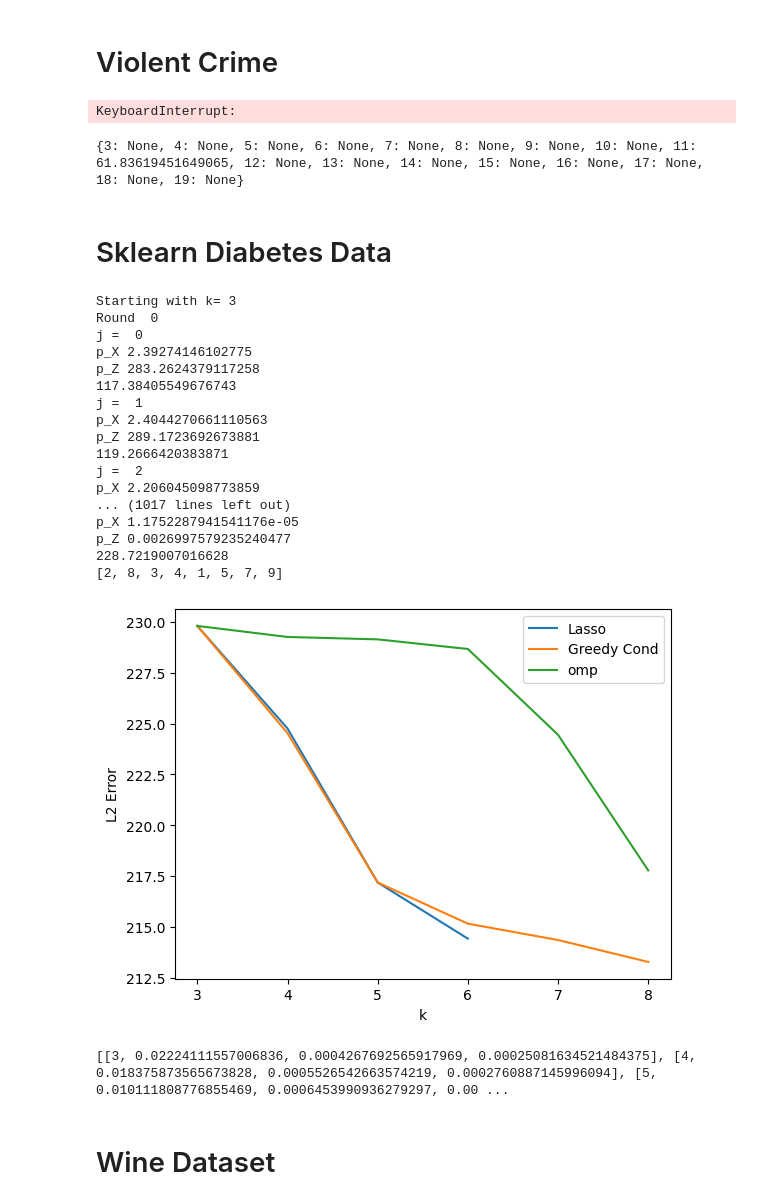
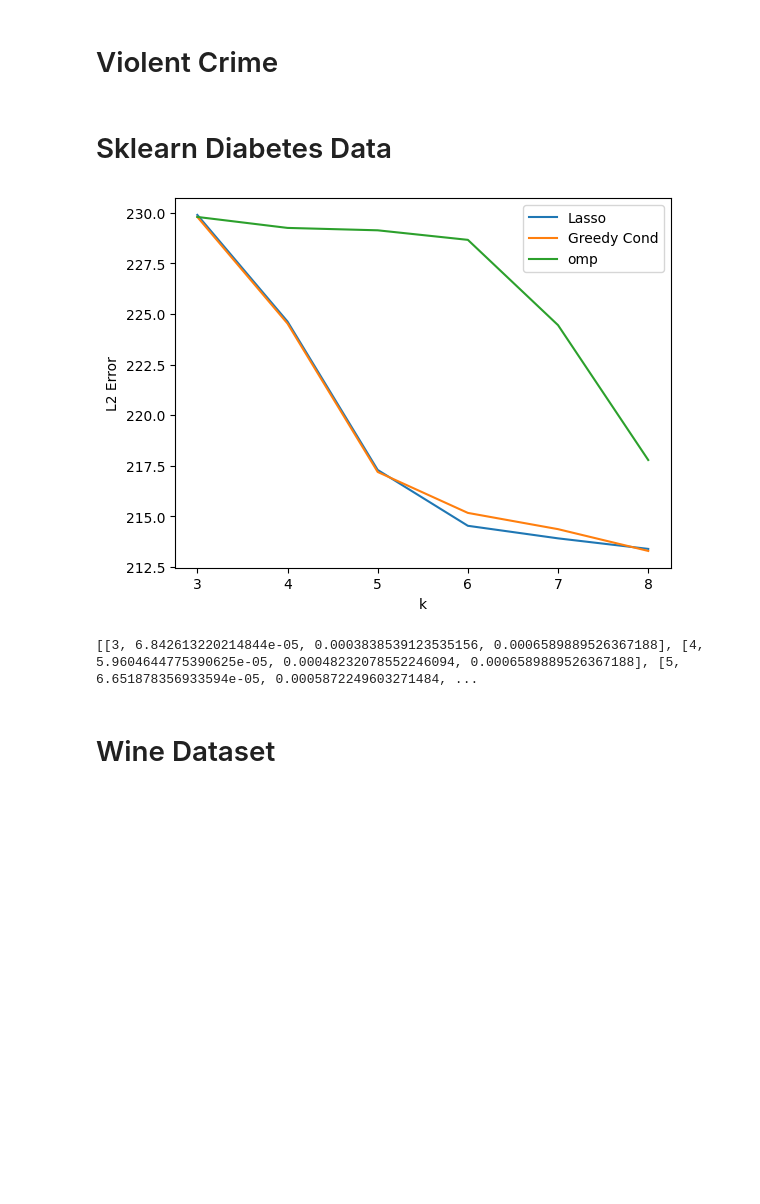
Before and after one commit to ootks/sparse_qcqps, a Jupyter notebook: sparse_regression.ipynb, the cells around one changed output. Cells and saved outputs as stored; diff of their text form; code cells hidden in the pictures; blank space fills up the shorter version.

```diff
--- a/sparse_regression.ipynb
+++ b/sparse_regression.ipynb
@@ -142,7 +145,7 @@ KeyboardInterrupt:
 # Violent Crime
 # %%
 import pandas as pd
-df = pd.read_csv("data/CommViolPredUnnormalizedData.txt", delimiter=",")
+df = pd.read_csv("../sparse_qcqp_code/data/CommViolPredUnnormalizedData.txt", delimiter=",")
 # Only take interesting columns
 df = df.iloc[:,5:-17].replace("?", None).dropna(axis=1)
 df = (df - df.mean())/df.std()
@@ -154,8 +157,6 @@ k_min = 3
 k_max = 20
 hyp_scores, hyp_timings = hyp_test(A, b, k_min, k_max)
 omp_scores, omp_timings = omp_test(A, b, k_min, k_max)
-lasso_scores, lasso_timings = lasso_test(A, b, 9e-02, [1.1 ** (t-150) for t in range(300)], k_min, k_max)
+lasso_scores, lasso_timings = lasso_test(A, b, 9e-02, [1.1 ** (t-65) for t in range(10)], k_min, k_max)
 plot_scores(hyp_scores, omp_scores, lasso_scores, k_min, k_max)
 print([[k,hyp_timings[k],omp_timings[k],lasso_timings[k] if k in lasso_timings else None] for k in range(k_min, k_max)])
-# %% [output]
-KeyboardInterrupt:
@@ -165,47 +163,26 @@ print(delta_scores)
-# %%
-print(delta_scores)
-# %% [output]
-{3: None, 4: None, 5: None, 6: None, 7: None, 8: None, 9: None, 10: None, 11: 61.83619451649065, 12: None, 13: None, 14: None, 15: None, 16: None, 17: None, 18: None, 19: None}
 # %% [markdown]
 # Sklearn Diabetes Data
 # %%
 from sklearn.datasets import load_diabetes
 diabetes = load_diabetes()
 A = diabetes["data"]
 for col in range(len(A[0])):
     A[:, col] -= np.mean(A[:,col])
     A[:, col] /= np.std(A[:,col])
 b = diabetes["target"]
 b -= np.mean(b)
 b /= np.std(b)
 
 k_min = 3
 k_max = 9
 hyp_scores, hyp_timings = hyp_test(A, b, k_min, k_max)
 omp_scores, omp_timings = omp_test(A, b, k_min, k_max)
 lasso_scores, lasso_timings = lasso_test(A, b, 9e-02, [1.1 ** (t-65) for t in range(100)], k_min, k_max)
-plot_scores(hyp_scores, omp_scores, lasso_scores, k_min, k_max)
+plot_scores(hyp_scores, omp_scores, {x:lasso_scores[x]+0.1 for x in lasso_scores}, k_min, k_max)
 print([[k,hyp_timings[k],omp_timings[k],lasso_timings[k] if k in lasso_timings else None] for k in range(k_min, k_max)])
 # %% [output]
+[figure, new version]
-Starting with k= 3
-Round  0
-j =  0
-p_X 2.39274146102775
-p_Z 283.2624379117258
-117.38405549676743
-j =  1
-p_X 2.4044270661110563
-p_Z 289.1723692673881
-119.2666420383871
-j =  2
-p_X 2.206045098773859
-... (1017 lines left out)
-p_X 1.1752287941541176e-05
-p_Z 0.0026997579235240477
-228.7219007016628
-[2, 8, 3, 4, 1, 5, 7, 9]
+[[3, 6.842613220214844e-05, 0.0003838539123535156, 0.0006589889526367188], [4, 5.9604644775390625e-05, 0.00048232078552246094, 0.0006589889526367188], [5, 6.651878356933594e-05, 0.0005872249603271484, ...
-[figure, old version]
-[[3, 0.02224111557006836, 0.0004267692565917969, 0.00025081634521484375], [4, 0.018375873565673828, 0.0005526542663574219, 0.0002760887145996094], [5, 0.010111808776855469, 0.0006453990936279297, 0.00 ...
 # %% [markdown]
 # Wine Dataset
 # %%
```
Also changed, not shown: parts of 9 cells of this notebook, 1 other file.
